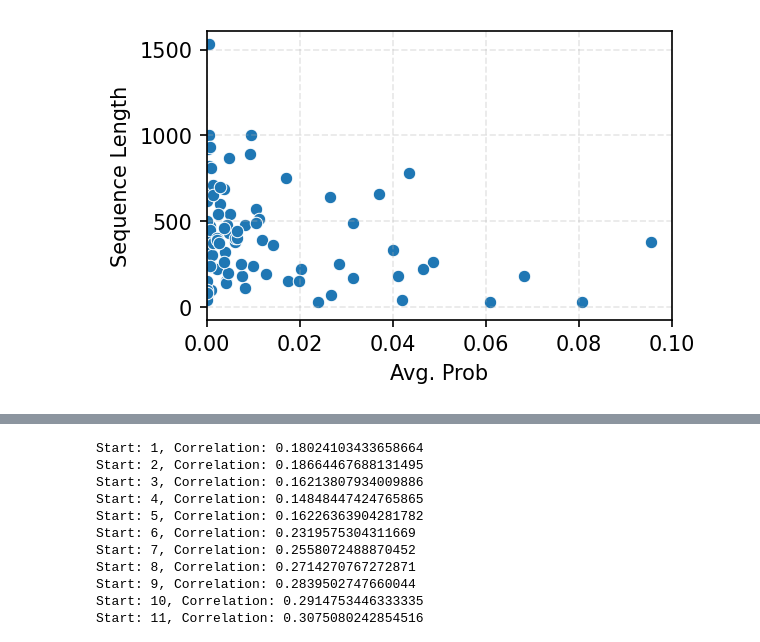
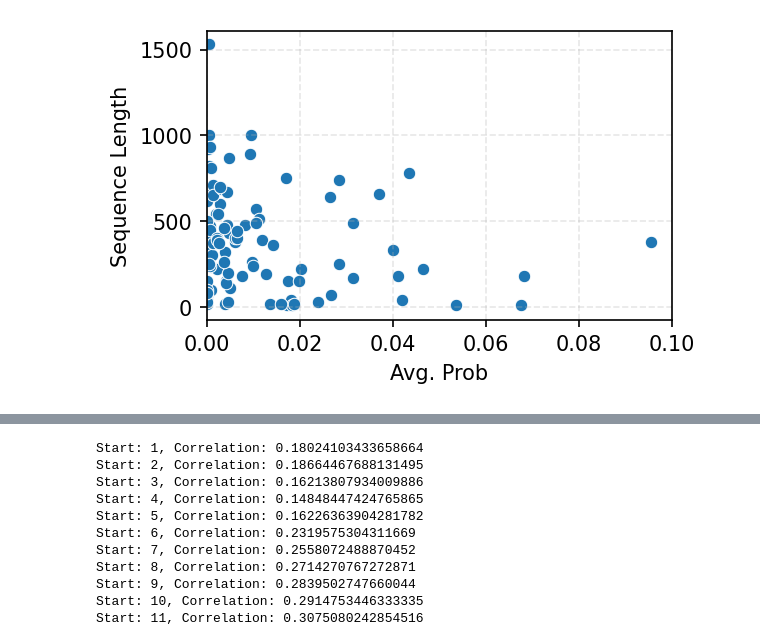
Before and after one commit to chengzhi-lu/vllm, a Jupyter notebook: examples/analysis/data/eos_pos_analysis.ipynb, the cells around one changed output, grey strips where cells are left out. Cells and saved outputs as stored; diff of their text form; code cells hidden in the pictures.

```diff
--- a/examples/analysis/data/eos_pos_analysis.ipynb
+++ b/examples/analysis/data/eos_pos_analysis.ipynb
@@ -51,18 +47,18 @@ plt.grid(alpha=0.3, linestyle="--")
 # %%
 output_count = df_prob.describe().T[["count"]]
-prob_mean = df_prob[:30].describe().T[["max"]]
-prob_std = df_prob[:30].describe().T[["std"]]
+prob_mean = df_prob[:12].describe().T[["max"]]
+prob_std = df_prob[:12].describe().T[["std"]]
 output_count=output_count//10*10
 count_prob_mean = pd.DataFrame({"mean": prob_mean.values.flatten(), "count": output_count.values.flatten(), "std": prob_std.values.flatten()})
 count_prob_mean['cov']=count_prob_mean['mean']
 plt.figure(figsize=(4,2.5), dpi=150)
 sns.scatterplot(data=count_prob_mean, x="mean",y="count")
 plt.xlim(0,0.1)
 plt.xlabel("Avg. Prob")
 plt.ylabel("Sequence Length")
 plt.grid(alpha=0.3, linestyle='--')
 # %% [output]
-[figure, old version]
+[figure, new version]
 # %%
 def get_left_count_corr(col):
     col = col[col > 0]
```
Also changed, not shown: parts of 4 cells of this notebook, 13 other files.
